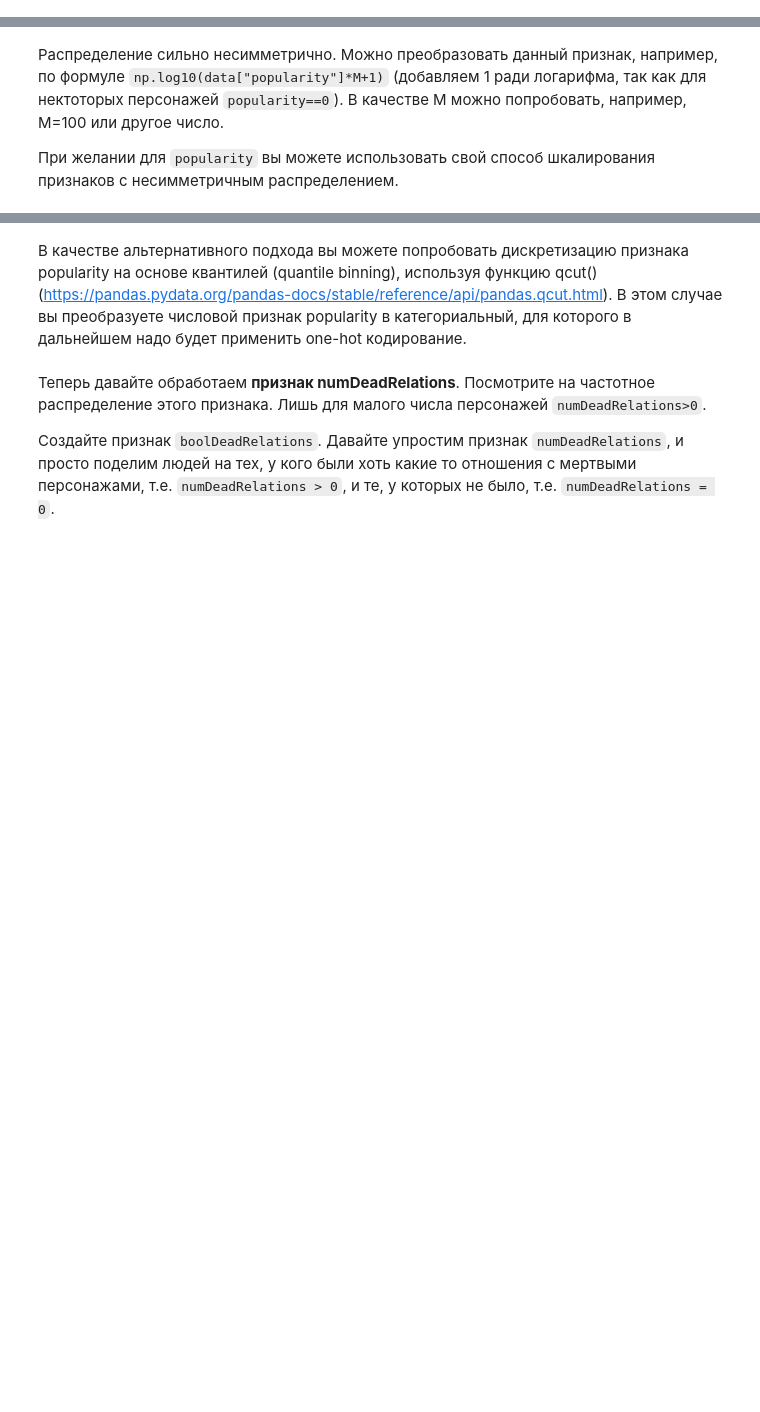
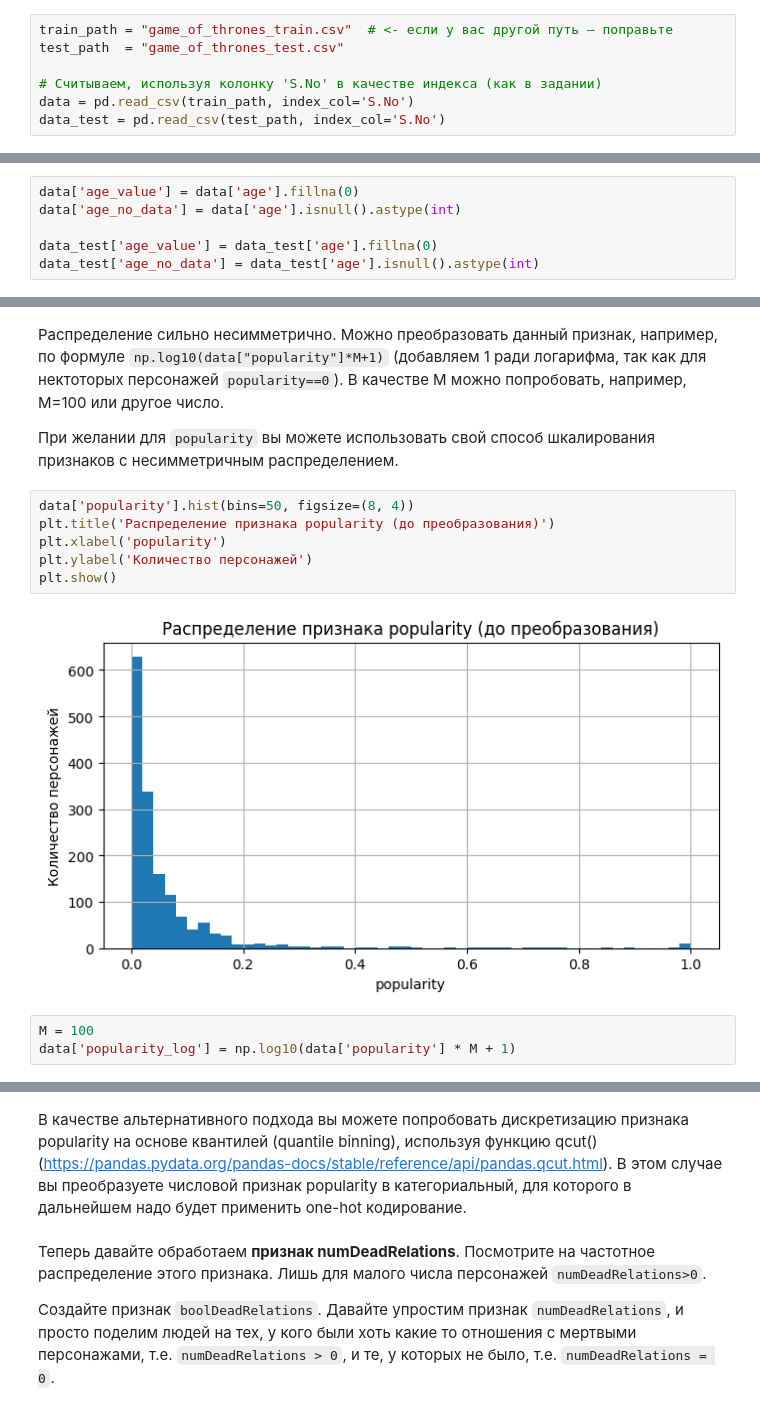
Before and after one commit to dobrohvalov/dobrohvalov, a Jupyter notebook: week_01_ml_intro/Homework/hw_1_game_of_thrones.ipynb, the cells around one changed output, grey strips where cells are left out. Saved outputs shown, nothing was run; the diff lists cells and outputs as text; blank space fills up the shorter version.

```diff
--- a/week_01_ml_intro/Homework/hw_1_game_of_thrones.ipynb
+++ b/week_01_ml_intro/Homework/hw_1_game_of_thrones.ipynb
@@ -109,2 +108,9 @@ data = # ...
+# %%
+train_path = "game_of_thrones_train.csv"  # <- если у вас другой путь — поправьте
+test_path  = "game_of_thrones_test.csv"
+
+# Считываем, используя колонку 'S.No' в качестве индекса (как в задании)
+data = pd.read_csv(train_path, index_col='S.No')
+data_test = pd.read_csv(test_path, index_col='S.No')
 # %% [markdown]
 Посмотрите, какие типы данных представлены в нашем датасете
@@ -140,3 +235,9 @@ data.describe(include = [...]).T[['count', 'min', 'max']]
 **Задание 1.4.** Числовые признаки
 
 У нас есть **признак popularity**. Постройте гистограмму распределения данного признака с количеством интервалов (bins), равным 50 (https://pandas.pydata.org/pandas-docs/stable/reference/api/pandas.DataFrame.hist.html)
+# %%
+data['age_value'] = data['age'].fillna(0)
+data['age_no_data'] = data['age'].isnull().astype(int)
+
+data_test['age_value'] = data_test['age'].fillna(0)
+data_test['age_no_data'] = data_test['age'].isnull().astype(int)
@@ -144,3 +259,14 @@ data.describe(include = [...]).T[['count', 'min', 'max']]
 Распределение сильно несимметрично. Можно преобразовать данный признак, например, по формуле `np.log10(data["popularity"]*M+1)` (добавляем 1 ради логарифма, так как для нектоторых персонажей `popularity==0`). В качестве M можно попробовать, например, M=100 или другое число.
 
 При желании для `popularity` вы можете использовать свой способ шкалирования признаков с несимметричным распределением.
+# %%
+data['popularity'].hist(bins=50, figsize=(8, 4))
+plt.title('Распределение признака popularity (до преобразования)')
+plt.xlabel('popularity')
+plt.ylabel('Количество персонажей')
+plt.show()
+# %% [output]
+[figure, added]
+# %%
+M = 100
+data['popularity_log'] = np.log10(data['popularity'] * M + 1)
```
Also changed, not shown: parts of 59 cells of this notebook.
